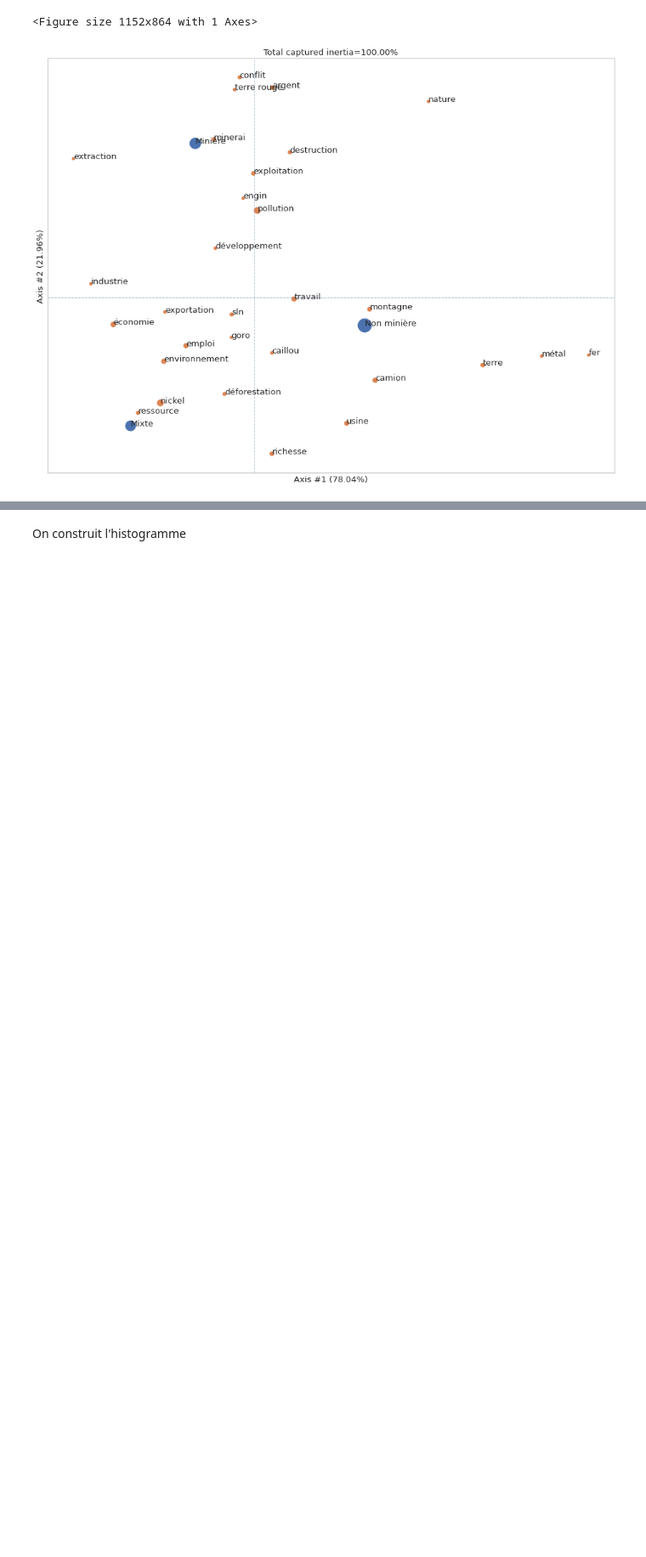
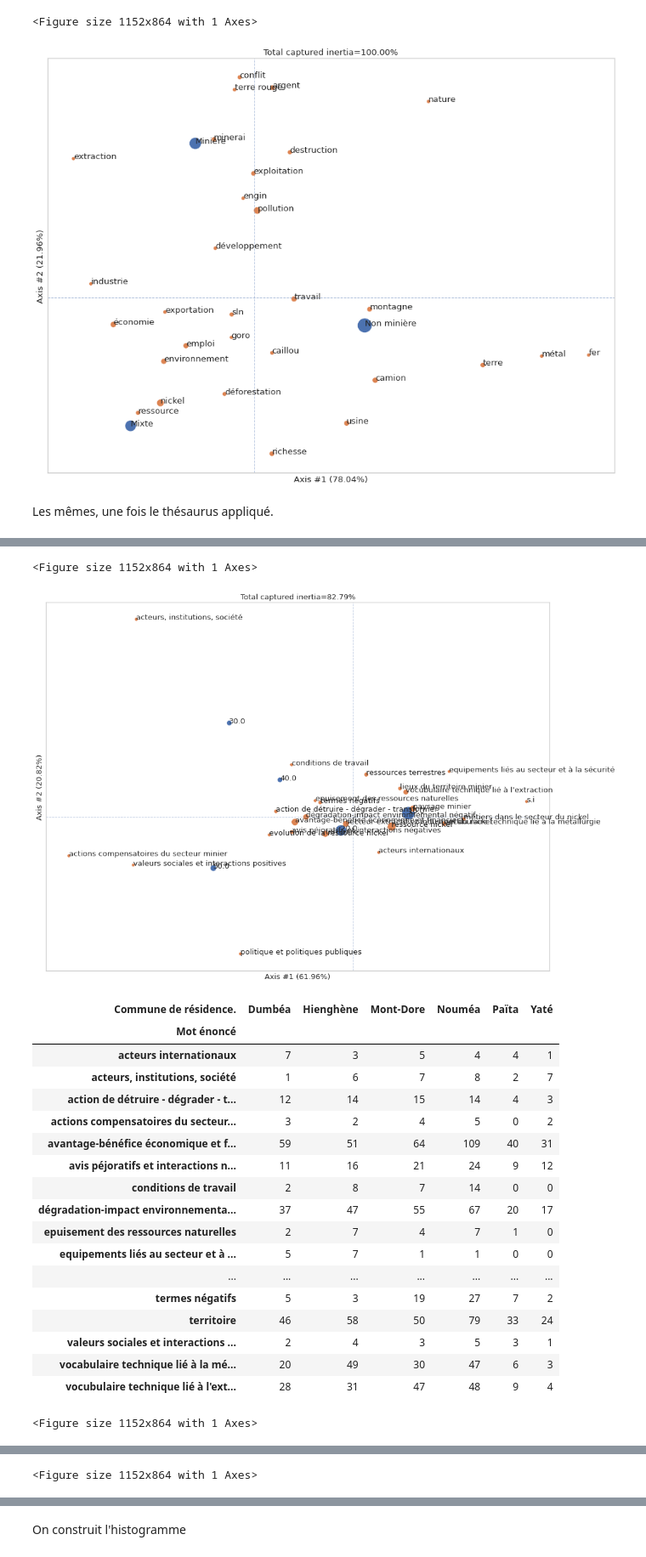
Before and after one commit to romulusFR/cnrt_cartes_cog, a Jupyter notebook: cogmaps_v2/exploration.ipynb, the cells around one changed output, grey strips where cells are left out. Shown at 85% size. Saved outputs shown, nothing was run; the diff lists cells and outputs as text; code cells hidden in the pictures; blank space fills up the shorter version.

```diff
--- a/cogmaps_v2/exploration.ipynb
+++ b/cogmaps_v2/exploration.ipynb
@@ -797,7 +797,7 @@ Il y a 57 mots du thésaurus qui n'apparaissent dans aucune carte
 dict_thesaurus = {v: k for k, vs in thesaurus.items() for v in vs}
 
 # TODO
-def subst_mot(s: str, level=1, default_none=False):
+def subst(s: str, *, level: int = 1, default_none: bool = False):
     """la substitution sinon, le mot d'origine ou pas. Voir le "sens inconnu" """
     if level < 1:
         return s
@@ -839,37 +840,44 @@ caillou vert très riche -> None -> None
+# %%
+dict_mine_concept = {k: [subst(v, level=2) for v in vs] for k, vs in dict_mine.items()}
+# dict_mine_concept
 # %% [markdown]
 ## Analyse des correspondances des mots énoncés
 
 On commence par faire l'analyse sur les mots énoncés, ensuite, on fera avec les concepts du thésaurus.
 # %%
+# nombre de fois ou un mot dois être cité toute classe confondues
 ROW_THRESHOLD = 20
+# nombre de mots cités pour la valeur de la catégorie
 COL_THRESHOLD = 100
 
-def gen_ca_dataset(attribut):
+def gen_ca_dataset(cartes : dict[str, list[str]], attribut:str):
+    """Génère un DataFrame au format requis pour une analyse des correspondances. l'attribut est une des questions"""
 
+    # pour chaque mot énoncé, le nombre d'occurrences
+    all_words = Counter(w for l in cartes.values() for w in l)
+
+    # toutes les valeurs de la catégorie
     cats = df_complete[attribut].dropna().unique()
+    # on génère les filtres : pour chaque valeur de la catégorie, les cartes considérées
     cats_filters = {value: (df_resp[attribut] == value) for value in cats}
 
-    # gad_filters[80.0].index[gad_filters[80.0]].to_list() # to_numpy().nonzero()
+    # on prépare le DF résultat avec comme index tous les mots cotés
+    df = pd.DataFrame(index=all_words)
 
-    df = pd.DataFrame(index=all_words_mine)
-    # dict_mine
-    # gad_filters.keys()
     for group in sorted(cats_filters.keys()):
         ids = cats_filters[group].index[cats_filters[group]].to_list()
-        cogs = Counter(mot for num, mots in dict_mine.items() if num in ids for mot in mots)
+        cogs = Counter(mot for num, mots in cartes.items() if num in ids for mot in mots)
         # print(f"Groupe {group} :  {len(ids)} individus, {len(cogs)} mots énoncés")
         df[group] = pd.Series(cogs)
 
     df = df.fillna(0).astype(int)
     df.columns.name = questions_labels.get(attribut, attribut)
     df.index.name = "Mot énoncé"
-    # df_gad
 
+    # on filtre les mots énoncés au moins 20x pour les classes qui énoncent au moins 100 mots
     row_margin = df.sum(axis=1)
     col_margin = df.sum(axis=0)
-
-    # les mots énoncés au moins 20x pour les classes qui énoncent au moins 100 mots
     return df.loc[row_margin > ROW_THRESHOLD, col_margin > COL_THRESHOLD]
 
 
-# gen_ca_dataset("Question 8.2")
+gen_ca_dataset(dict_mine_concept, "Question 8.2")
@@ -878,7 +905,7 @@ sns.set_theme(style="whitegrid", font_scale=1.10, rc={"figure.figsize": (16, 12)
 ca = CA(42)
 
 for attribut in ["GAD", "Question 8.1", "Question 8.2"]:
-    ref = gen_ca_dataset(attribut)
+    ref = gen_ca_dataset(dict_mine, attribut)
     display(ref.sort_index())
     ca.fit(ref)
     # ca.plot(coords=("principal", "standard"))
@@ -948,3 +975,16 @@ for attribut in ["GAD", "Question 8.1", "Question 8.2"]:
 | économie | 39 | 42 | 35 |
 <Figure size 1152x864 with 1 Axes>
 [figure]
+# %% [markdown]
+Les mêmes, une fois le thésaurus appliqué.
+# %%
+sns.set_theme(style="whitegrid", font_scale=1.10, rc={"figure.figsize": (16, 12)})
+ca = CA(42)
+
+for attribut in ["GAD", "Question 8.1", "Question 8.2"]:
+    ref = gen_ca_dataset(dict_mine_concept, attribut)
+    display(ref.sort_index())
+    ca.fit(ref)
+    ca.plot(coords=("principal", "principal"), legend=None)
+    plt.show()
+# %% [output]
@@ -950,0 +1009,21 @@ for attribut in ["GAD", "Question 8.1", "Question 8.2"]:
+<Figure size 1152x864 with 1 Axes>
+[figure, added]
+| Commune de résidence. | Dumbéa | Hienghène | Mont-Dore | Nouméa | Païta | Yaté |
+| Mot énoncé |  |  |  |  |  |  |
+| acteurs internationaux | 7 | 3 | 5 | 4 | 4 | 1 |
+| acteurs, institutions, société | 1 | 6 | 7 | 8 | 2 | 7 |
+| action de détruire - dégrader - t... | 12 | 14 | 15 | 14 | 4 | 3 |
+| actions compensatoires du secteur... | 3 | 2 | 4 | 5 | 0 | 2 |
+| avantage-bénéfice économique et f... | 59 | 51 | 64 | 109 | 40 | 31 |
+| avis péjoratifs et interactions n... | 11 | 16 | 21 | 24 | 9 | 12 |
+| conditions de travail | 2 | 8 | 7 | 14 | 0 | 0 |
+| dégradation-impact environnementa... | 37 | 47 | 55 | 67 | 20 | 17 |
+| epuisement des ressources naturelles | 2 | 7 | 4 | 7 | 1 | 0 |
+| equipements liés au secteur et à ... | 5 | 7 | 1 | 1 | 0 | 0 |
+| ... | ... | ... | ... | ... | ... | ... |
+| termes négatifs | 5 | 3 | 19 | 27 | 7 | 2 |
+| territoire | 46 | 58 | 50 | 79 | 33 | 24 |
+| valeurs sociales et interactions ... | 2 | 4 | 3 | 5 | 3 | 1 |
+| vocabulaire technique lié à la mé... | 20 | 49 | 30 | 47 | 6 | 3 |
+| vocubulaire technique lié à l'ext... | 28 | 31 | 47 | 48 | 9 | 4 |
+<Figure size 1152x864 with 1 Axes>
@@ -950,0 +1049 @@ for attribut in ["GAD", "Question 8.1", "Question 8.2"]:
+<Figure size 1152x864 with 1 Axes>
```
Also changed, not shown: parts of 11 cells of this notebook.
